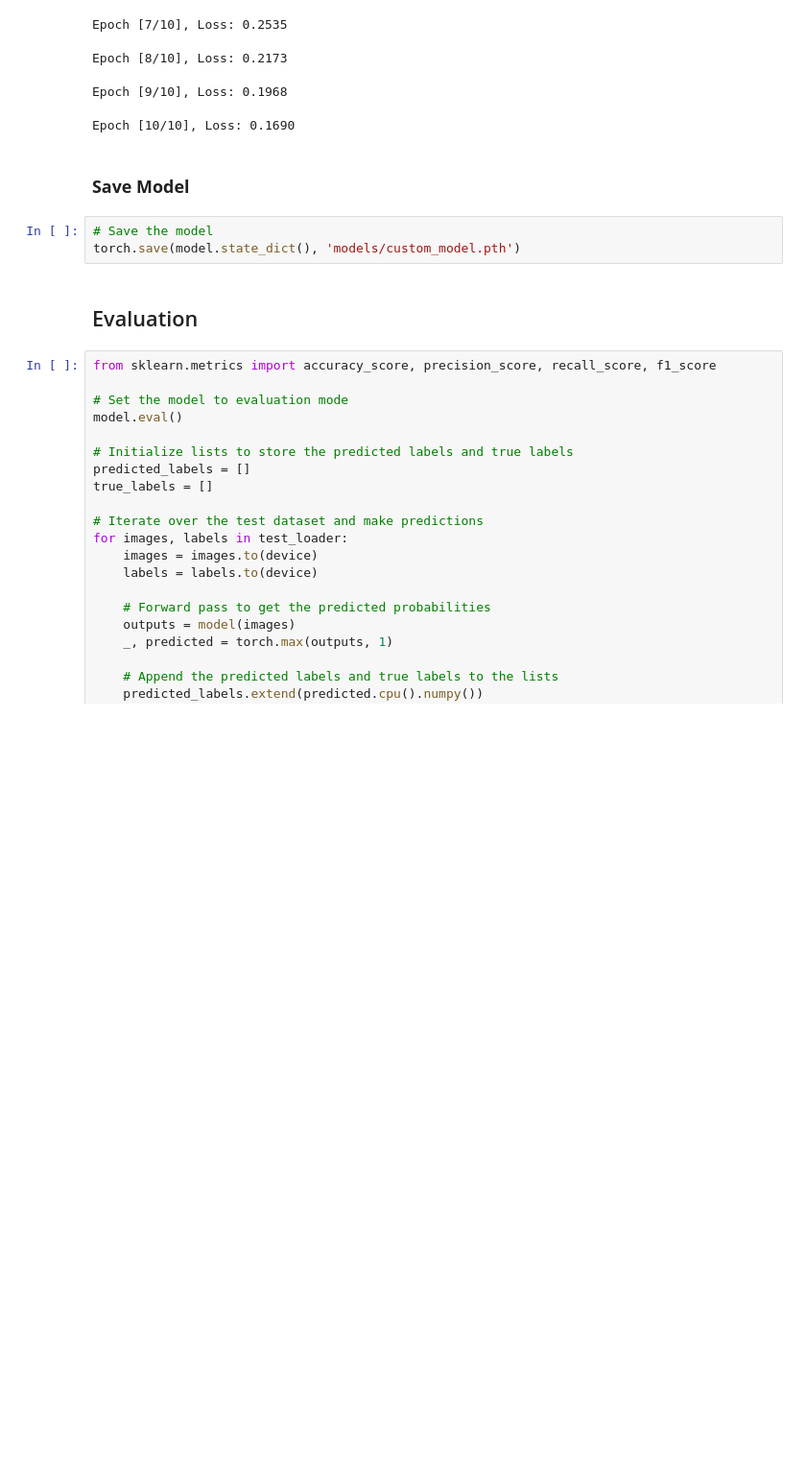
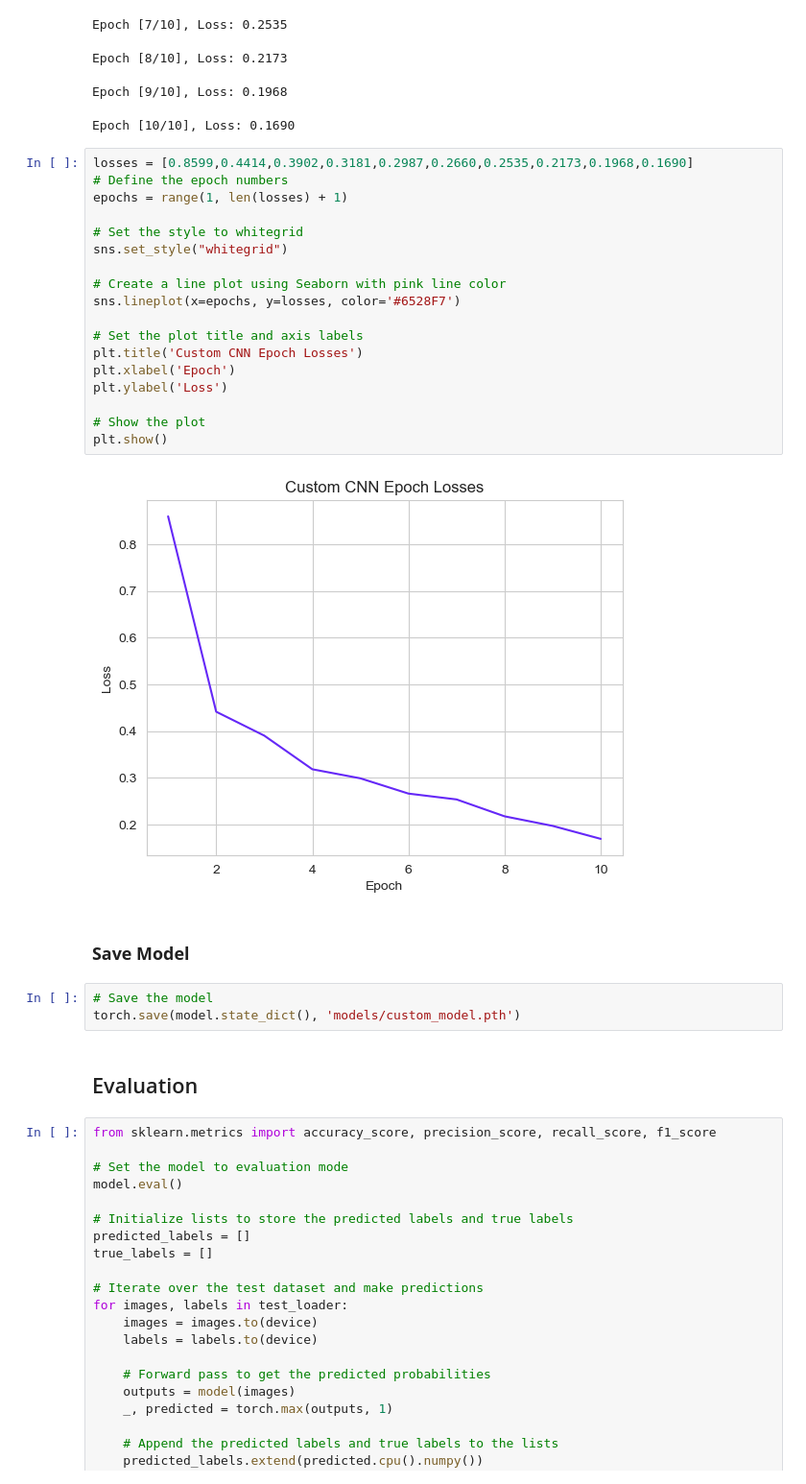
Before and after one commit to aditya2695/Driver-Drowsiness-Detection, a Jupyter notebook: custom_CNN.ipynb, the cells around one changed output. Shown at 96% size. Drawn from its saved outputs; the diff is of its cells as text; blank space fills up the shorter version.

```diff
--- a/custom_CNN.ipynb
+++ b/custom_CNN.ipynb
@@ -280,6 +280,26 @@ Epoch [7/10], Loss: 0.2535
 Epoch [8/10], Loss: 0.2173
 Epoch [9/10], Loss: 0.1968
 Epoch [10/10], Loss: 0.1690
+# %%
+losses = [0.8599,0.4414,0.3902,0.3181,0.2987,0.2660,0.2535,0.2173,0.1968,0.1690]
+# Define the epoch numbers
+epochs = range(1, len(losses) + 1)
+
+# Set the style to whitegrid
+sns.set_style("whitegrid")
+
+# Create a line plot using Seaborn with pink line color
+sns.lineplot(x=epochs, y=losses, color='#6528F7')
+
+# Set the plot title and axis labels
+plt.title('Custom CNN Epoch Losses')
+plt.xlabel('Epoch')
+plt.ylabel('Loss')
+
+# Show the plot
+plt.show()
+# %% [output]
+[figure, added]
 # %% [markdown]
 ### **Save Model**
 # %%
```
